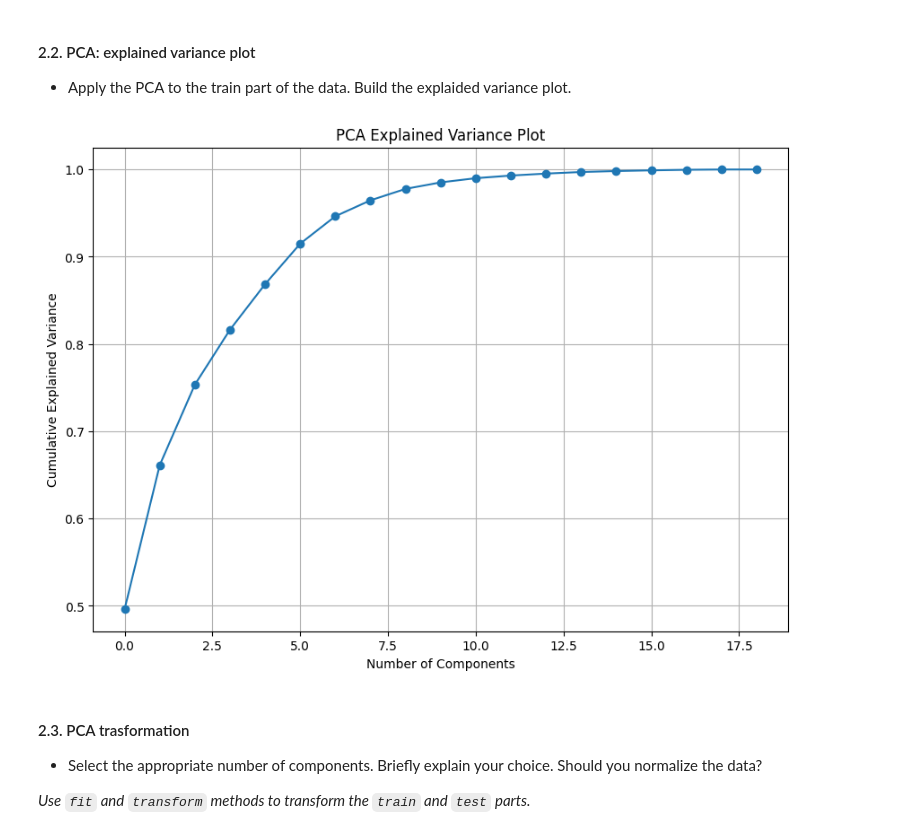
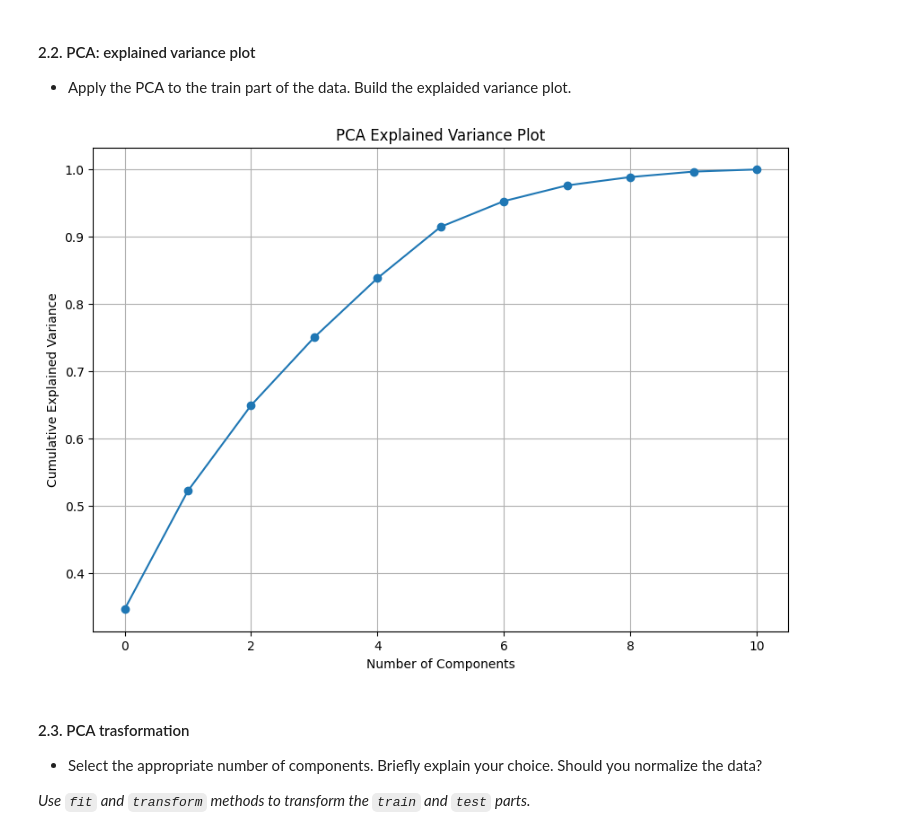
Before and after one commit to brayandm/master-machine-learning-homeworks, a Jupyter notebook: lab01_ml_pipeline/lab01_part2_ml_pipeline.ipynb, the cells around one changed output. Saved outputs shown, nothing was run; the diff lists cells and outputs as text; code cells hidden in the pictures.

```diff
--- a/lab01_ml_pipeline/lab01_part2_ml_pipeline.ipynb
+++ b/lab01_ml_pipeline/lab01_part2_ml_pipeline.ipynb
@@ -257,20 +257,26 @@ F1 Score: 0.755883258722428
 # %%
 ### YOUR CODE HERE
 
 from sklearn.decomposition import PCA
 
-pca = PCA()
-pca.fit_transform(X_train_transformed)
+pca = Pipeline([
+    ('preprocessing', dataPipeline),
+    ('pca', PCA())
+])
+
+pca.fit_transform(X_train)
+
+explained_variance_ratio = pca.named_steps['pca'].explained_variance_ratio_
 
 plt.figure(figsize=(10, 7))
-plt.plot(np.cumsum(pca.explained_variance_ratio_), marker='o')
+plt.plot(np.cumsum(explained_variance_ratio), marker='o')
 plt.xlabel('Number of Components')
 plt.ylabel('Cumulative Explained Variance')
 plt.title('PCA Explained Variance Plot')
 plt.grid(True)
 plt.show()
 # %% [output]
-[figure, old version]
+[figure, new version]
 # %% [markdown]
 #### 2.3. PCA trasformation
 * Select the appropriate number of components. Briefly explain your choice. Should you normalize the data?
```
Also changed, not shown: parts of 2 cells of this notebook.
